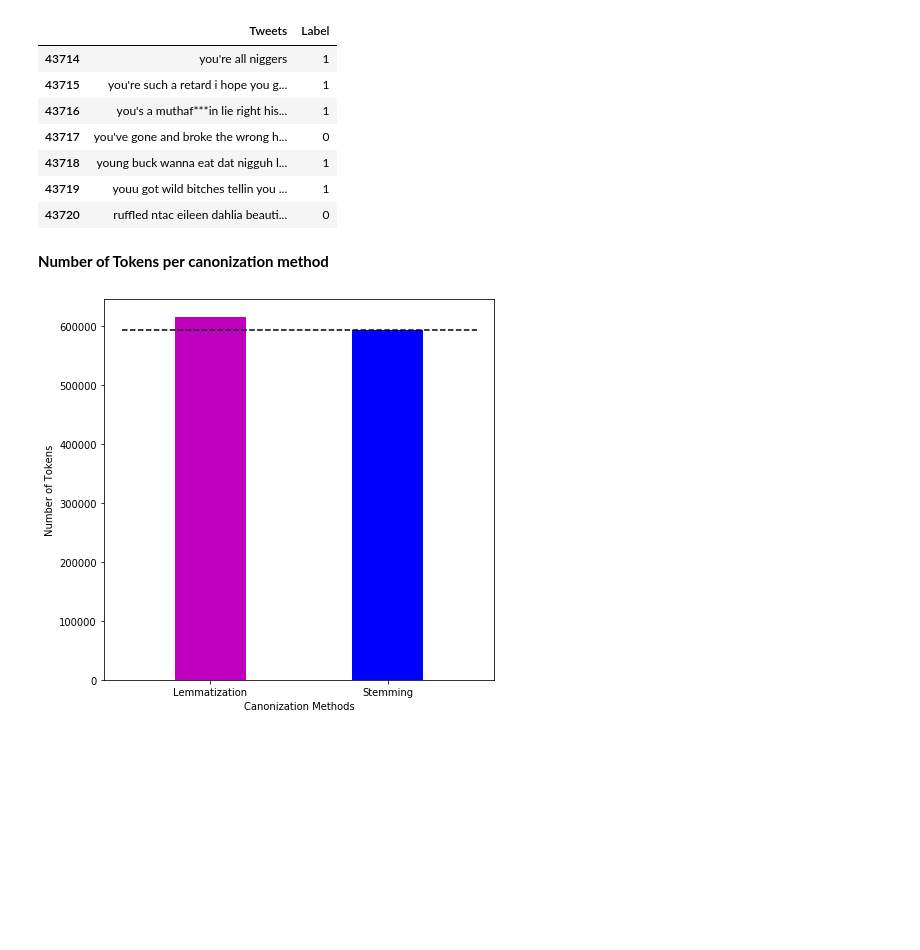
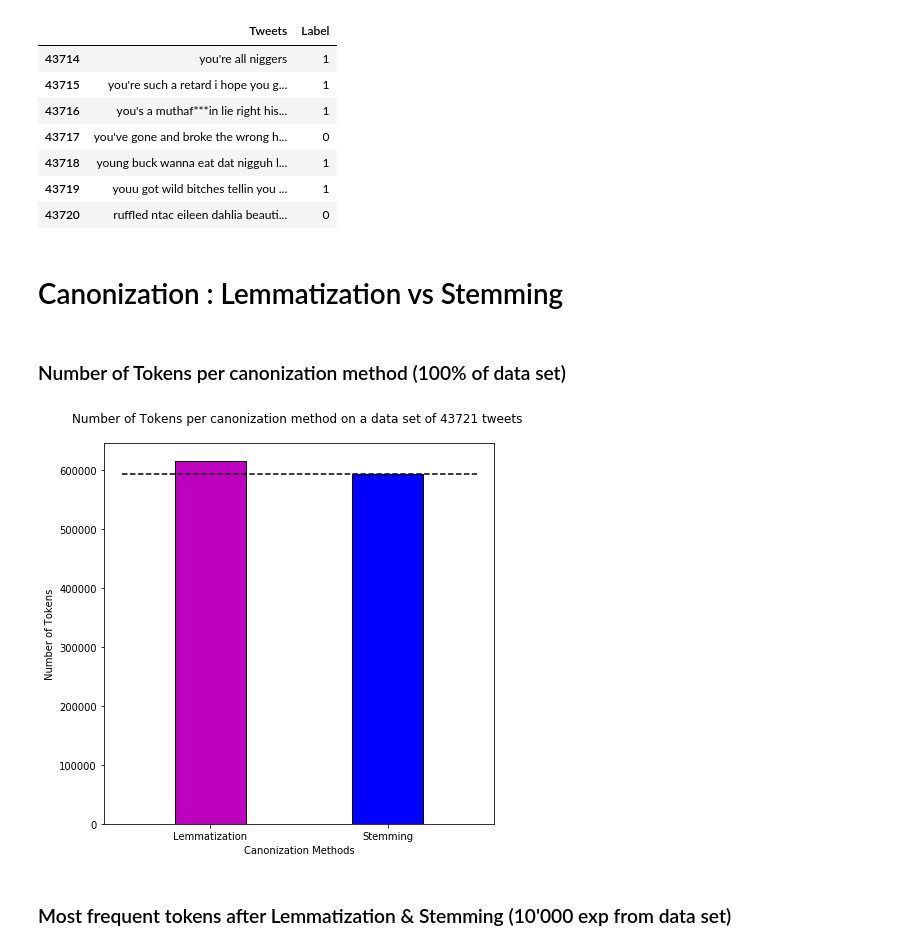
Before and after one commit to Nasseredd/DiscriminationTweetsProject, a Jupyter notebook: Analysis.ipynb, the cells around one changed output. Cells and saved outputs as stored; diff of their text form; code cells hidden in the pictures; blank space fills up the shorter version.

```diff
--- a/Analysis.ipynb
+++ b/Analysis.ipynb
@@ -30,8 +30,10 @@ df.tail(7)
 | 43718 | young buck wanna eat dat nigguh l... | 1 |
 | 43719 | youu got wild bitches tellin you ... | 1 |
 | 43720 | ruffled ntac eileen dahlia beauti... | 0 |
+# %% [markdown]
+# Canonization : Lemmatization vs Stemming
 # %% [markdown]
-**Number of Tokens per canonization method**
+### Number of Tokens per canonization method (100% of data set)
 # %%
 from DPreprocessing import canonization
 nbr_lemmatized_tokens = len(canonization(df['Tweets'], method="lemmatization"))
@@ -39,12 +41,15 @@ nbr_stemmed_tokens = len(canonization(df['Tweets'], method="stemming"))
 # %%
 import matplotlib.pyplot as plt
 plt.figure(figsize=(7,7))
 methods = ["Lemmatization","Stemming"]
 nbr_tokens = [nbr_lemmatized_tokens, nbr_stemmed_tokens]
-plt.bar(methods, nbr_tokens, width=0.4, align='center', color=['m','b'])
+plt.bar(methods, nbr_tokens, width=0.4, color=['m','b'], edgecolor='black')
 plt.hlines(nbr_tokens[1], -0.5, 1.5, colors='k', linestyles='dashed')
 plt.xlabel("Canonization Methods")
 plt.ylabel("Number of Tokens")
+plt.title("Number of Tokens per canonization method on a data set of {} tweets \n".format(df.shape[0]))
 plt.show()
 # %% [output]
-[figure, old version]
+[figure, new version]
+# %% [markdown]
+### Most frequent tokens after Lemmatization & Stemming (10'000 exp from data set)
```
Also changed, not shown: parts of 28 cells of this notebook.
